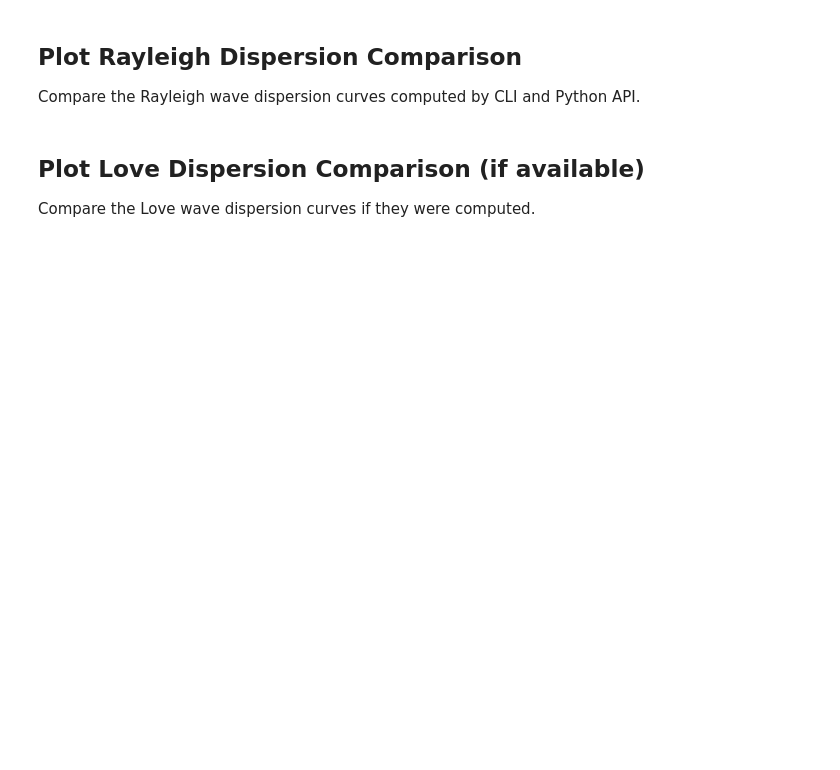
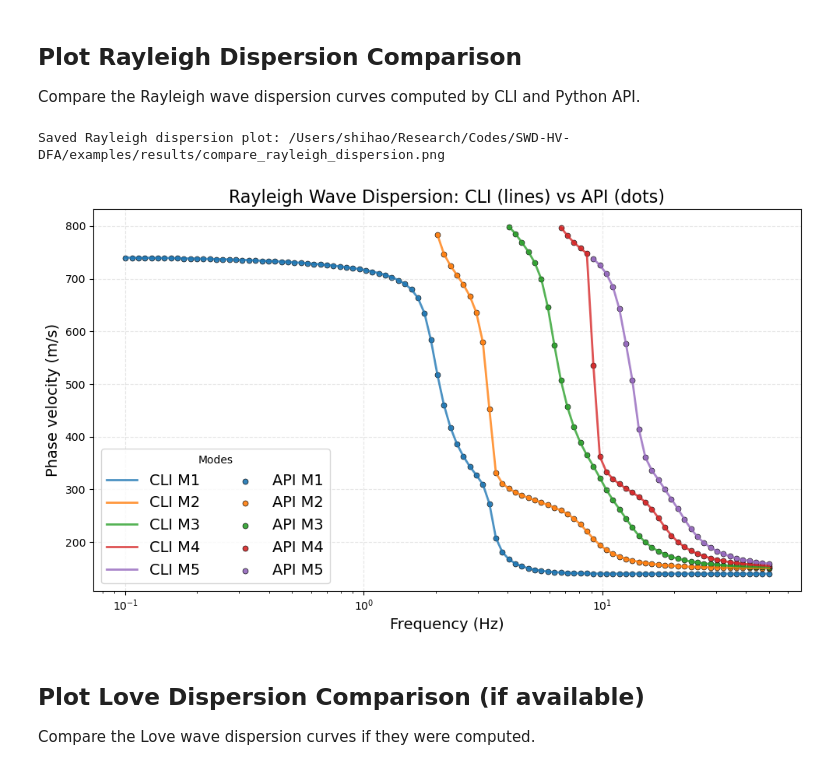
Before and after one commit to Shihao-Yuan/SWD-HV-DFA, a Jupyter notebook: examples/compare_API_CLI.ipynb, the cells around one changed output. Cells and saved outputs as stored; diff of their text form; code cells hidden in the pictures; blank space fills up the shorter version.

```diff
--- a/examples/compare_API_CLI.ipynb
+++ b/examples/compare_API_CLI.ipynb
@@ -212,38 +230,41 @@ fig, ax = plt.subplots(1, 1, figsize=(10, 6))
 
 colors = ['C0', 'C1', 'C2', 'C3', 'C4']
 nm_ray = r_sl_cli.shape[0]
 
 # Plot CLI data
 for im in range(nm_ray):
     mask = r_va_cli[im]
     vel_cli = 1.0 / r_sl_cli[im, mask]
     ax.plot(f_cli[mask], vel_cli, color=colors[im % len(colors)],
             linewidth=2, alpha=0.8, label=f'CLI M{im+1}' if im < 5 else "")
 
 # Plot API data
 nm_ray_py = r_sl_py.shape[1]
 for im in range(nm_ray_py):
     mask = (r_va_py[:, im] != 0)
     vel_py = 1.0 / r_sl_py[mask, im]
     ax.scatter(freq[mask], vel_py, s=25, color=colors[im % len(colors)],
                marker='o', alpha=0.9, edgecolors='black', linewidth=0.5,
                label=f'API M{im+1}' if im < 5 else "")
 
 ax.set_xscale('log')
-ax.set_xlabel('Frequency (Hz)')
-ax.set_ylabel('Phase velocity (m/s)')
-ax.set_title('Rayleigh Dispersion: CLI (lines) vs API (dots)')
-ax.grid(True, alpha=0.3)
+ax.set_xlabel('Frequency (Hz)',fontsize=14)
+ax.set_ylabel('Phase velocity (m/s)',fontsize=14)
+ax.set_title('Rayleigh Wave Dispersion: CLI (lines) vs API (dots)',fontsize=16)
+ax.grid(True, linestyle='--', alpha=0.3)
 
 handles, labels = ax.get_legend_handles_labels()
 if handles:
-    ax.legend(handles[:10], labels[:10], title='Modes', fontsize=8, ncol=2)
+    ax.legend(handles[:10], labels[:10], title='Modes', fontsize=14, ncol=2)
 
 plt.tight_layout()
 ray_png = results_dir / 'compare_rayleigh_dispersion.png'
 plt.savefig(str(ray_png), dpi=300)
 print(f"Saved Rayleigh dispersion plot: {ray_png}")
 plt.show()
+# %% [output]
+Saved Rayleigh dispersion plot: /Users/shihao/Research/Codes/SWD-HV-DFA/examples/results/compare_rayleigh_dispersion.png
+[figure, added]
 # %% [markdown]
 ## Plot Love Dispersion Comparison (if available)
 
```
Also changed, not shown: parts of 8 cells of this notebook, 4 other files.
